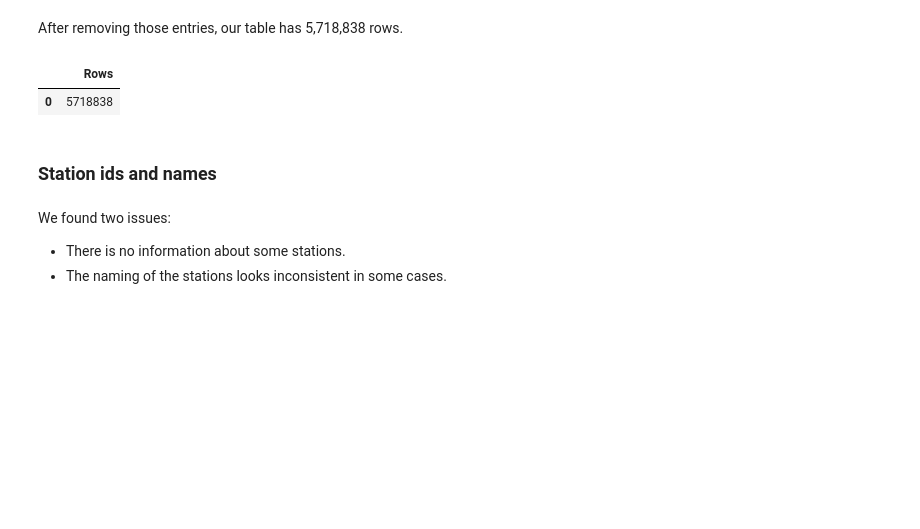
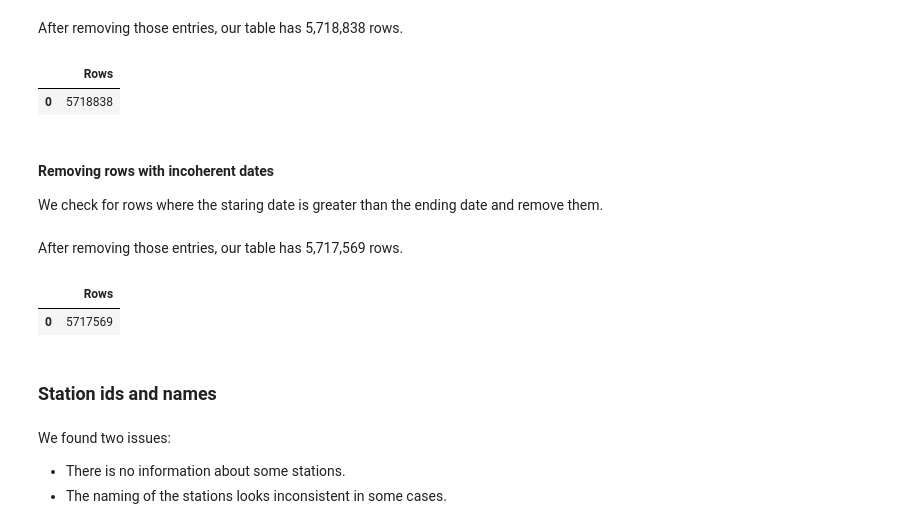
Before and after one commit to OscarFernandezMX/Cyclistic_data_analysis, a Jupyter notebook: Cyclistic_cleaning_part1.ipynb, the cells around one changed output. Drawn from its saved outputs; the diff is of its cells as text; code cells hidden in the pictures; blank space fills up the shorter version.

```diff
--- a/Cyclistic_cleaning_part1.ipynb
+++ b/Cyclistic_cleaning_part1.ipynb
@@ -130,3 +138,7 @@ spark.sql(query).toPandas()
 # %% [output]
 |  | Rows |
 | 0 | 5718838 |
+# %% [markdown]
+#### Removing rows with incoherent dates
+
+We check for rows where the staring date is greater than the ending date and remove them.
@@ -133,3 +182,17 @@ spark.sql(query).toPandas()
+# %% [markdown]
+After removing those entries, our table has 5,717,569 rows.
+# %%
+query = """
+SELECT
+    COUNT(*) AS Rows
+FROM
+    cyclistic_data_2
+"""
+
+spark.sql(query).toPandas()
+# %% [output]
+|  | Rows |
+| 0 | 5717569 |
 # %% [markdown]
 ### Station ids and names
 # %% [markdown]
```
Also changed, not shown: parts of 23 cells of this notebook, 4 other files.
